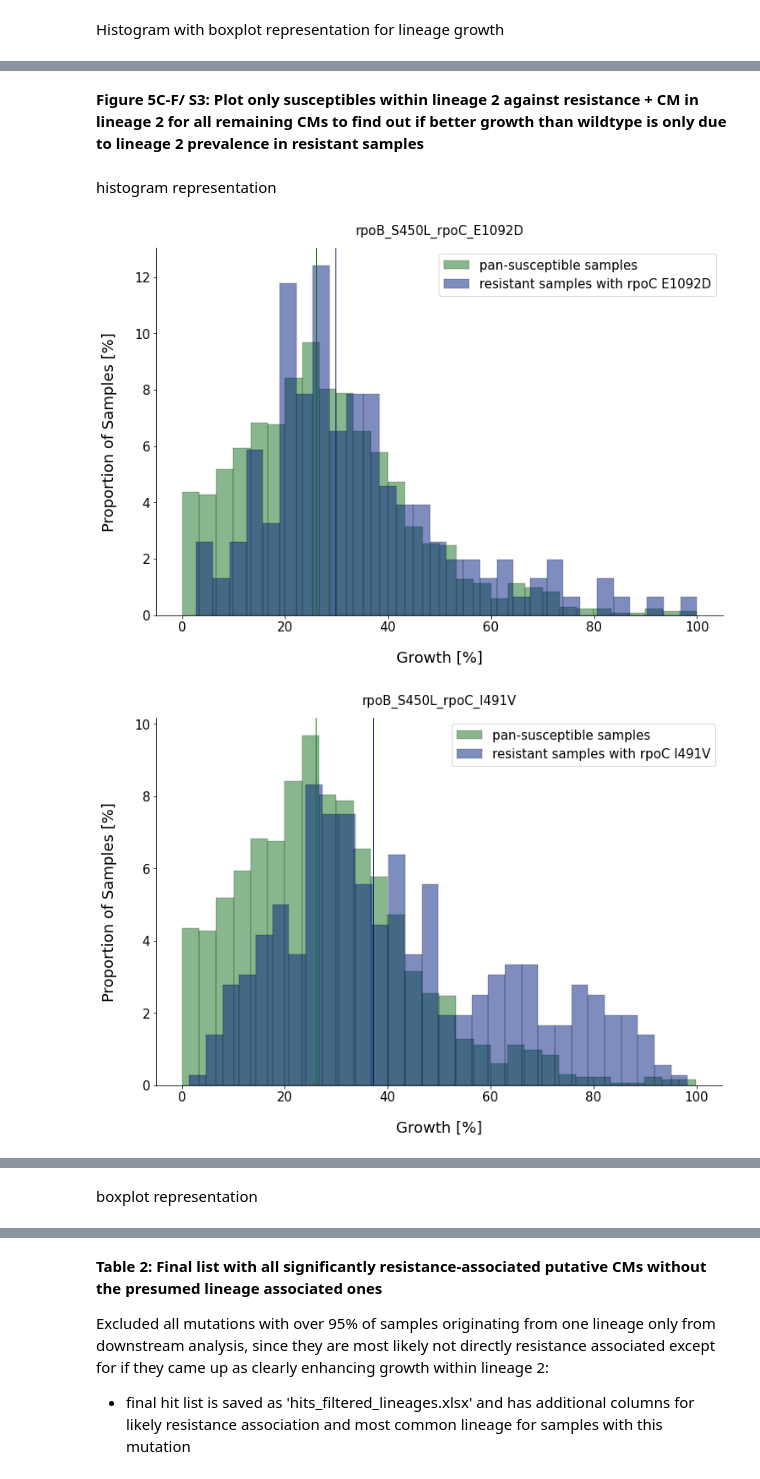
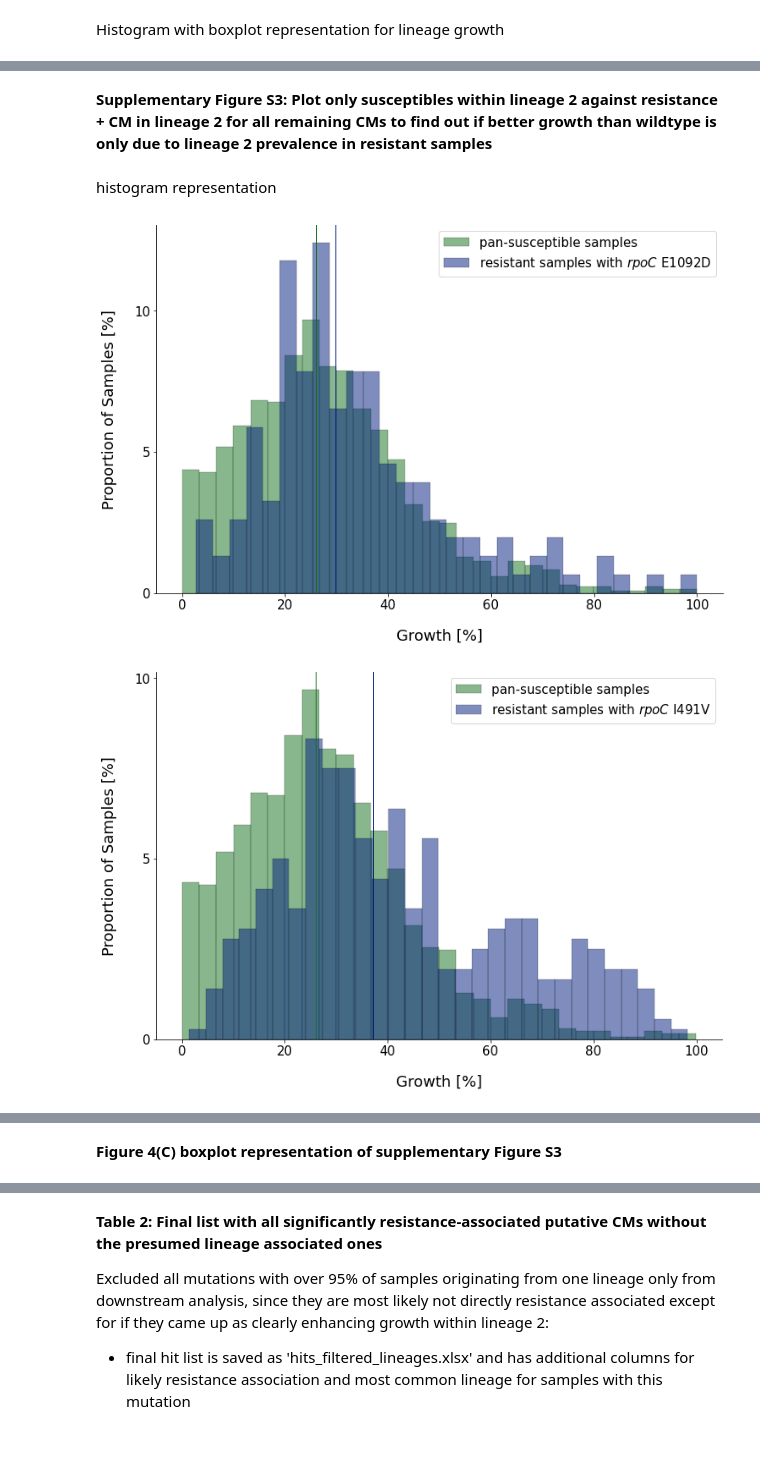
Before and after one commit to fowler-lab/tb-rnap-compensation, a Jupyter notebook: Recreate_figures_paper.ipynb, the cells around one changed output, grey strips where cells are left out. Cells and saved outputs as stored; diff of their text form; code cells hidden in the pictures; blank space fills up the shorter version.

```diff
--- a/Recreate_figures_paper.ipynb
+++ b/Recreate_figures_paper.ipynb
@@ -568,36 +513,0 @@ plt.tight_layout()
-# %%
-#set color palette
-colors = palette("muted")
-
-#retrieve lineages of all samples with resistance mutation S450L
-resistant_mutation_samples = MUTATIONS[(MUTATIONS.GENE_MUTATION == 'rpoB_S450L')].UNIQUEID
-lineages = GENOMES[(GENOMES.index.isin(resistant_mutation_samples))].cut_lineages.value_counts()
-
-#plot lineage distribution
-fig, axes = plt.subplots()
-ax.spines["top"].set_visible(False)
-ax.spines["right"].set_visible(False)
-fig.set_size_inches(12, 8)
-
-def my_autopct(pct):
-    return ('%.1f%%'% pct) if pct > 5 else ''
-
-patches, texts, pcts = plt.pie(lineages, labels = lineages.index, startangle = 180, autopct = my_autopct,
-                               wedgeprops = {'linewidth': 1.0, 'edgecolor': 'white'},
-                               textprops = {"fontsize":25})
-
-for j, patch in enumerate(patches):
-    if texts[j].get_text() == 'Lineage 2':
-        patch.set_facecolor(colors[0])
-    if texts[j].get_text() == 'Lineage 4':
-        patch.set_facecolor(colors[1])
-    if texts[j].get_text() == 'Lineage 3':
-        patch.set_facecolor(colors[2])
-    if texts[j].get_text() == 'Lineage 1':
-        patch.set_facecolor(colors[3])
-    if texts[j].get_text() == 'Other':
-        patch.set_facecolor(colors[4])
-
-
-plt.setp(pcts, color = 'white', fontweight = 'bold')
-plt.tight_layout()
@@ -1131,7 +984,7 @@ Lineage 4 &              18.06 &   17.56 &    18.64 & 2656 \\
 \bottomrule
 \end{tabular}
 # %% [markdown]
-**Figure 5C-F/ S3: Plot only susceptibles within lineage 2 against resistance + CM in lineage 2 for all remaining CMs to find out if better growth than wildtype is only due to lineage 2 prevalence in resistant samples**
+**Supplementary Figure S3: Plot only susceptibles within lineage 2 against resistance + CM in lineage 2 for all remaining CMs to find out if better growth than wildtype is only due to lineage 2 prevalence in resistant samples**
 # %% [markdown]
 histogram representation
 # %%
@@ -1150,7 +1003,7 @@ susceptible.dropna(inplace = True)
 p_values_medians = []
 p_values_medians.append(['susceptible (sus)', numpy.mean(susceptible), ' ', ' ', len(susceptible)])
 
-for i, combination in enumerate(combinations):
+for i, combination in enumerate(tqdm(combinations)):
     res_CM_samples = hit_samples.loc[combination]
 
     #load growth data for resistant+CMs samples in lineage 2
@@ -1178,35 +1031,34 @@ for i, combination in enumerate(combinations):
     stat, p2 = mannwhitneyu(resistant_CM, resistant)
 
     #plot growth distributions below p-value cut-off
     if p1 < (0.01):
 
         fig, ax = plt.subplots()
         ax.spines["top"].set_visible(False)
         ax.spines["right"].set_visible(False)
 
         fig.set_size_inches(12, 8)
 
         sns.histplot(data = susceptible, label="pan-susceptible samples", color = colors[2], **hist_args)
         plt.axvline(susceptible.median(), color = colors[2], linewidth = 1)
 
-        sns.histplot(data = resistant_CM, label="resistant samples with " + combination[11:15] + ' ' + combination[16:], color = colors[0], **hist_args)
+        sns.histplot(data = resistant_CM, label="resistant samples with " + '$\it{rpoC}$' + ' ' + combination[16:], color = colors[0], **hist_args)
         plt.axvline(resistant_CM.median(), color = colors[0], linewidth = 1)
 
         #doesnt make sense to include it
         #sns.histplot(data = resistant, label="resistant samples", color = colors[1], **hist_args)
         #plt.axvline(resistant.median(), color = colors[1], linewidth = 1)
 
         plt.xlabel("Growth [%]", size = 18, labelpad = 20)
         plt.ylabel("Proportion of Samples [%]", size = 18, labelpad = 20)
 
         plt.xticks(fontsize = 15)
-        plt.yticks(fontsize = 15)
+        plt.yticks(numpy.arange(0, 13, 5.0), fontsize = 15)
 
         plt.legend(loc = 'upper right', fontsize = 15)
-        plt.title(combination, fontsize = 15, pad = 15)
 
         #save p-values and medians
         p_values_medians.append([combination[11:], numpy.mean(resistant_CM), str(p2), str(p1), len(resistant_CM)])
 # %% [output]
-[figure, old version]
+[figure, new version]
-[figure, old version]
+[figure, new version]
@@ -1217,5 +1069,5 @@ for i, combination in enumerate(combinations):
 # %% [markdown]
-boxplot representation
+**Figure 4(C) boxplot representation of supplementary Figure S3**
 # %%
 #set color palette
 colors = palette("dark")
```
Also changed, not shown: parts of 27 cells of this notebook.
